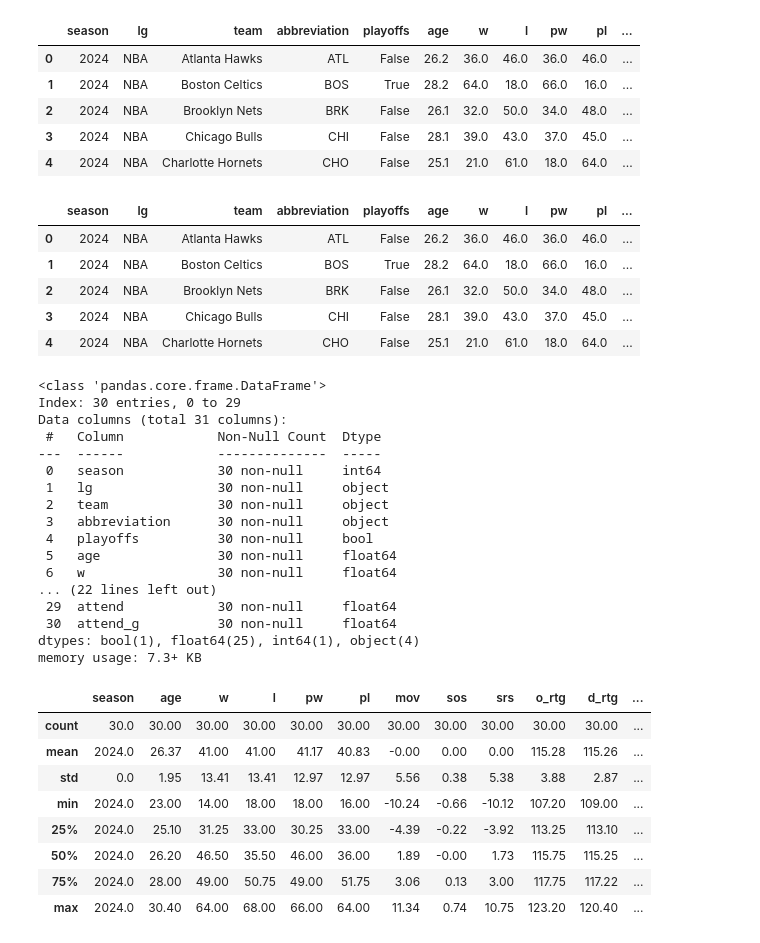
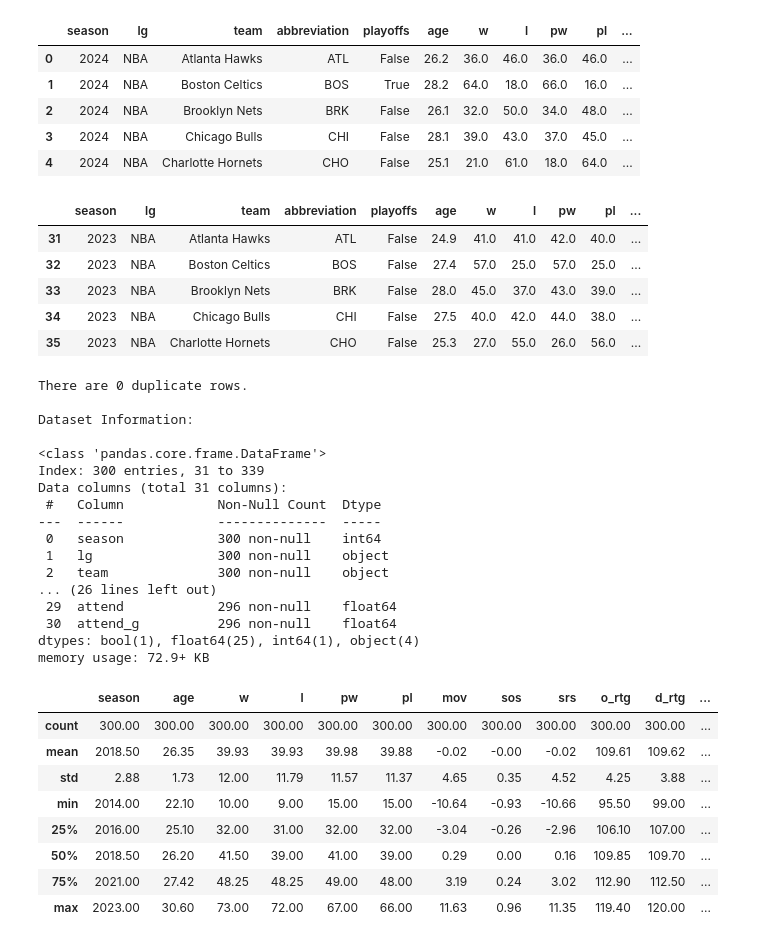
Before and after one commit to jackewings/PortfolioProjects, a Jupyter notebook: FourFactorsPortfolio.ipynb, the cells around one changed output. Saved outputs shown, nothing was run; the diff lists cells and outputs as text; code cells hidden in the pictures.

```diff
--- a/FourFactorsPortfolio.ipynb
+++ b/FourFactorsPortfolio.ipynb
@@ -14,8 +12,8 @@ from statsmodels.stats.proportion import proportions_ztest
 # %%
-# Importing the data and previewing the first 5 rows
+# Importing the csv file as a dataframe, making a copy, and previewing the first 5 rows
 df = pd.read_csv('Team Summaries.csv')
+original = df.copy()
 
-pd.set_option('display.max_columns', None)
 df.head()
 # %% [output]
 |  | season | lg | team | abbreviation | playoffs | age | w | l | pw | pl | ... |
@@ -25,50 +23,54 @@ df.head()
 | 3 | 2024 | NBA | Chicago Bulls | CHI | False | 28.1 | 39.0 | 43.0 | 37.0 | 45.0 | ... |
 | 4 | 2024 | NBA | Charlotte Hornets | CHO | False | 25.1 | 21.0 | 61.0 | 18.0 | 64.0 | ... |
 # %%
-# Creating a dataframe containing rows from the 2024 season for each team
-teams_24 = df[(df['season'] == 2024) & (df['team'] != 'League Average')]
+# Creating a dataframe that contains rows from the 2014-2023 seasons for each team
+teams_14_23 = df[(df['season'] >= 2014) & (df['season'] < 2024) & (df['team'] != 'League Average')].copy()
 
-teams_24.head()
+teams_14_23.head()
 # %% [output]
 |  | season | lg | team | abbreviation | playoffs | age | w | l | pw | pl | ... |
-| 0 | 2024 | NBA | Atlanta Hawks | ATL | False | 26.2 | 36.0 | 46.0 | 36.0 | 46.0 | ... |
-| 1 | 2024 | NBA | Boston Celtics | BOS | True | 28.2 | 64.0 | 18.0 | 66.0 | 16.0 | ... |
-| 2 | 2024 | NBA | Brooklyn Nets | BRK | False | 26.1 | 32.0 | 50.0 | 34.0 | 48.0 | ... |
-| 3 | 2024 | NBA | Chicago Bulls | CHI | False | 28.1 | 39.0 | 43.0 | 37.0 | 45.0 | ... |
-| 4 | 2024 | NBA | Charlotte Hornets | CHO | False | 25.1 | 21.0 | 61.0 | 18.0 | 64.0 | ... |
+| 31 | 2023 | NBA | Atlanta Hawks | ATL | False | 24.9 | 41.0 | 41.0 | 42.0 | 40.0 | ... |
+| 32 | 2023 | NBA | Boston Celtics | BOS | False | 27.4 | 57.0 | 25.0 | 57.0 | 25.0 | ... |
+| 33 | 2023 | NBA | Brooklyn Nets | BRK | False | 28.0 | 45.0 | 37.0 | 43.0 | 39.0 | ... |
+| 34 | 2023 | NBA | Chicago Bulls | CHI | False | 27.5 | 40.0 | 42.0 | 44.0 | 38.0 | ... |
+| 35 | 2023 | NBA | Charlotte Hornets | CHO | False | 25.3 | 27.0 | 55.0 | 26.0 | 56.0 | ... |
 # %%
-# Getting a summary of the data
+# Getting a summary of the data and checking for duplicate rows and null values
+print(f'There are {teams_14_23.duplicated().sum()} duplicate rows.\n')
 
-teams_24.info()
+print(f'Dataset Information:\n')
+teams_14_23.info()
+
+# There are no duplicate rows
+# There are 4 null values in the 'arena' and 'attend_g' columns. Those missing values are unimportant for the analysis.
 # %% [output]
+There are 0 duplicate rows.
+
+Dataset Information:
+
 <class 'pandas.core.frame.DataFrame'>
-Index: 30 entries, 0 to 29
+Index: 300 entries, 31 to 339
 Data columns (total 31 columns):
  #   Column            Non-Null Count  Dtype
 ---  ------            --------------  -----
- 0   season            30 non-null     int64
- 1   lg                30 non-null     object
- 2   team              30 non-null     object
- 3   abbreviation      30 non-null     object
- 4   playoffs          30 non-null     bool
- 5   age               30 non-null     float64
- 6   w                 30 non-null     float64
-... (22 lines left out)
- 29  attend            30 non-null     float64
- 30  attend_g          30 non-null     float64
+ 0   season            300 non-null    int64
+ 1   lg                300 non-null    object
+ 2   team              300 non-null    object
+... (26 lines left out)
+ 29  attend            296 non-null    float64
+ 30  attend_g          296 non-null    float64
 dtypes: bool(1), float64(25), int64(1), object(4)
-memory usage: 7.3+ KB
+memory usage: 72.9+ KB
 # %%
-# Descriptive statistics for the data
-
-teams_24.describe().round(2)
+# Summary statistics for the numeric columns
+teams_14_23.describe().round(2)
 # %% [output]
 |  | season | age | w | l | pw | pl | mov | sos | srs | o_rtg | d_rtg | ... |
-| count | 30.0 | 30.00 | 30.00 | 30.00 | 30.00 | 30.00 | 30.00 | 30.00 | 30.00 | 30.00 | 30.00 | ... |
-| mean | 2024.0 | 26.37 | 41.00 | 41.00 | 41.17 | 40.83 | -0.00 | 0.00 | 0.00 | 115.28 | 115.26 | ... |
-| std | 0.0 | 1.95 | 13.41 | 13.41 | 12.97 | 12.97 | 5.56 | 0.38 | 5.38 | 3.88 | 2.87 | ... |
-| min | 2024.0 | 23.00 | 14.00 | 18.00 | 18.00 | 16.00 | -10.24 | -0.66 | -10.12 | 107.20 | 109.00 | ... |
-| 25% | 2024.0 | 25.10 | 31.25 | 33.00 | 30.25 | 33.00 | -4.39 | -0.22 | -3.92 | 113.25 | 113.10 | ... |
-| 50% | 2024.0 | 26.20 | 46.50 | 35.50 | 46.00 | 36.00 | 1.89 | -0.00 | 1.73 | 115.75 | 115.25 | ... |
-| 75% | 2024.0 | 28.00 | 49.00 | 50.75 | 49.00 | 51.75 | 3.06 | 0.13 | 3.00 | 117.75 | 117.22 | ... |
-| max | 2024.0 | 30.40 | 64.00 | 68.00 | 66.00 | 64.00 | 11.34 | 0.74 | 10.75 | 123.20 | 120.40 | ... |
+| count | 300.00 | 300.00 | 300.00 | 300.00 | 300.00 | 300.00 | 300.00 | 300.00 | 300.00 | 300.00 | 300.00 | ... |
+| mean | 2018.50 | 26.35 | 39.93 | 39.93 | 39.98 | 39.88 | -0.02 | -0.00 | -0.02 | 109.61 | 109.62 | ... |
+| std | 2.88 | 1.73 | 12.00 | 11.79 | 11.57 | 11.37 | 4.65 | 0.35 | 4.52 | 4.25 | 3.88 | ... |
+| min | 2014.00 | 22.10 | 10.00 | 9.00 | 15.00 | 15.00 | -10.64 | -0.93 | -10.66 | 95.50 | 99.00 | ... |
+| 25% | 2016.00 | 25.10 | 32.00 | 31.00 | 32.00 | 32.00 | -3.04 | -0.26 | -2.96 | 106.10 | 107.00 | ... |
+| 50% | 2018.50 | 26.20 | 41.50 | 39.00 | 41.00 | 39.00 | 0.29 | 0.00 | 0.16 | 109.85 | 109.70 | ... |
+| 75% | 2021.00 | 27.42 | 48.25 | 48.25 | 49.00 | 48.00 | 3.19 | 0.24 | 3.02 | 112.90 | 112.50 | ... |
+| max | 2023.00 | 30.60 | 73.00 | 72.00 | 67.00 | 66.00 | 11.63 | 0.96 | 11.35 | 119.40 | 120.00 | ... |
```
Also changed, not shown: parts of 29 cells of this notebook.
